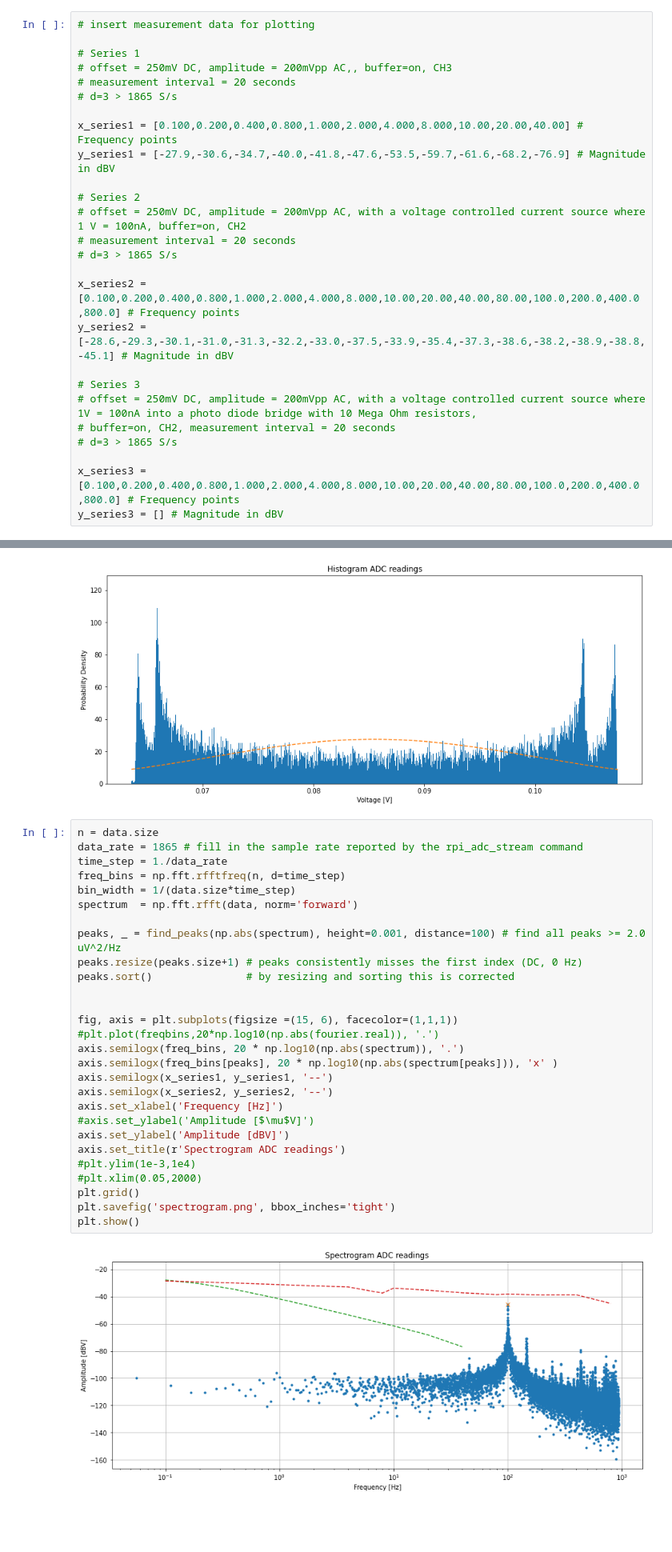
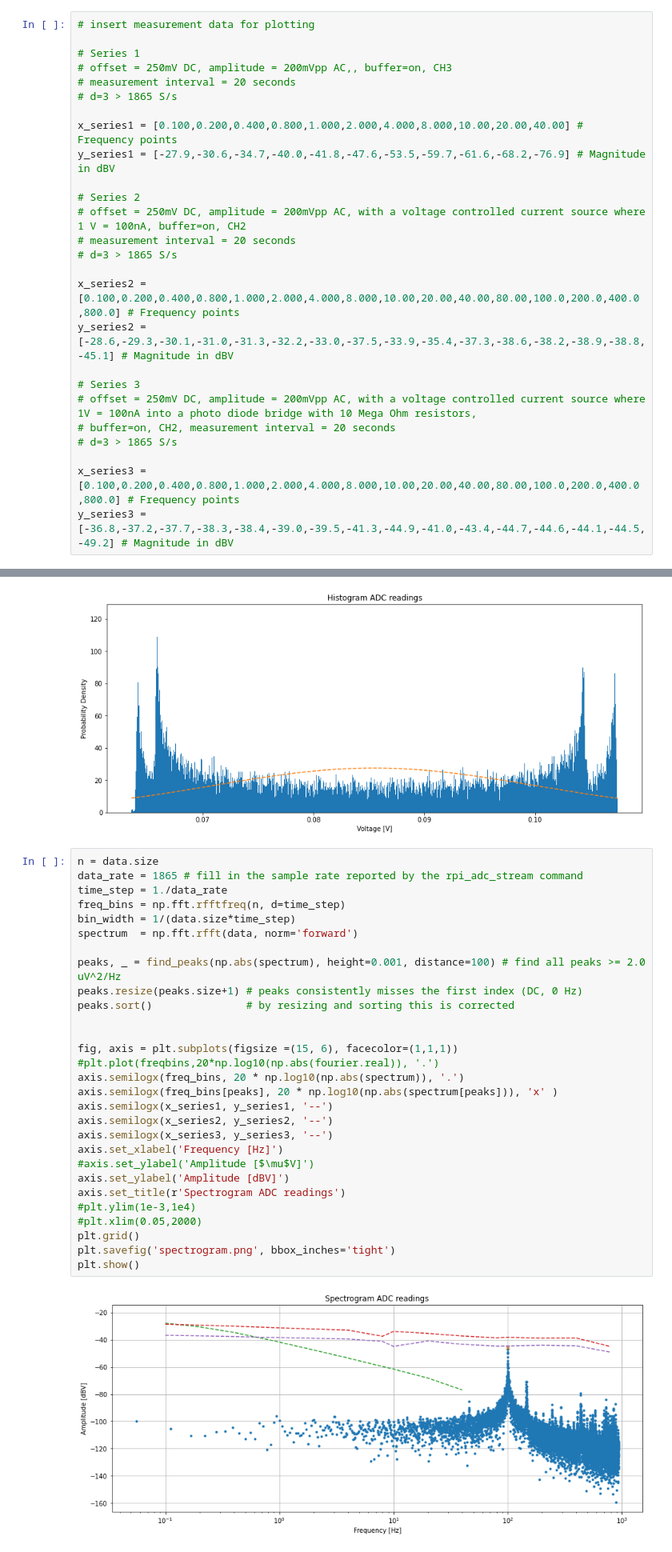
Before and after one commit to Habraken/WaveShare-ADS1256, a Jupyter notebook: data_analysis.ipynb, the cells around one changed output, grey strips where cells are left out. Shown at 80% size. Drawn from its saved outputs; the diff is of its cells as text; blank space fills up the shorter version.

Commit message:
Added another measurement series.

```diff
--- a/data_analysis.ipynb
+++ b/data_analysis.ipynb
@@ -28,7 +28,7 @@ y_series2 = [-28.6,-29.3,-30.1,-31.0,-31.3,-32.2,-33.0,-37.5,-33.9,-35.4,-37.3,-
 # d=3 > 1865 S/s
 
 x_series3 = [0.100,0.200,0.400,0.800,1.000,2.000,4.000,8.000,10.00,20.00,40.00,80.00,100.0,200.0,400.0,800.0] # Frequency points
-y_series3 = [] # Magnitude in dBV
+y_series3 = [-36.8,-37.2,-37.7,-38.3,-38.4,-39.0,-39.5,-41.3,-44.9,-41.0,-43.4,-44.7,-44.6,-44.1,-44.5,-49.2] # Magnitude in dBV
 # %%
 data = np.loadtxt("/tmp/adc_data.csv") # reading in volts
 
@@ -93,33 +93,34 @@ plt.show()
 # %%
 n = data.size
 data_rate = 1865 # fill in the sample rate reported by the rpi_adc_stream command
 time_step = 1./data_rate
 freq_bins = np.fft.rfftfreq(n, d=time_step)
 bin_width = 1/(data.size*time_step)
 spectrum  = np.fft.rfft(data, norm='forward')
 
 peaks, _ = find_peaks(np.abs(spectrum), height=0.001, distance=100) # find all peaks >= 2.0 uV^2/Hz
 peaks.resize(peaks.size+1) # peaks consistently misses the first index (DC, 0 Hz)
 peaks.sort()               # by resizing and sorting this is corrected
 
 
 fig, axis = plt.subplots(figsize =(15, 6), facecolor=(1,1,1))
 #plt.plot(freqbins,20*np.log10(np.abs(fourier.real)), '.')
 axis.semilogx(freq_bins, 20 * np.log10(np.abs(spectrum)), '.')
 axis.semilogx(freq_bins[peaks], 20 * np.log10(np.abs(spectrum[peaks])), 'x' )
 axis.semilogx(x_series1, y_series1, '--')
 axis.semilogx(x_series2, y_series2, '--')
+axis.semilogx(x_series3, y_series3, '--')
 axis.set_xlabel('Frequency [Hz]')
 #axis.set_ylabel('Amplitude [$\mu$V]')
 axis.set_ylabel('Amplitude [dBV]')
 axis.set_title(r'Spectrogram ADC readings')
 #plt.ylim(1e-3,1e4)
 #plt.xlim(0.05,2000)
 plt.grid()
 plt.savefig('spectrogram.png', bbox_inches='tight')
 plt.show()
 # %% [output]
-[figure, old version]
+[figure, new version]
 # %%
 print('DC         :','{: .5e}'.format(np.abs(spectrum[0])))
 print('bin width  :','{: .5e}'.format(bin_width))
```
